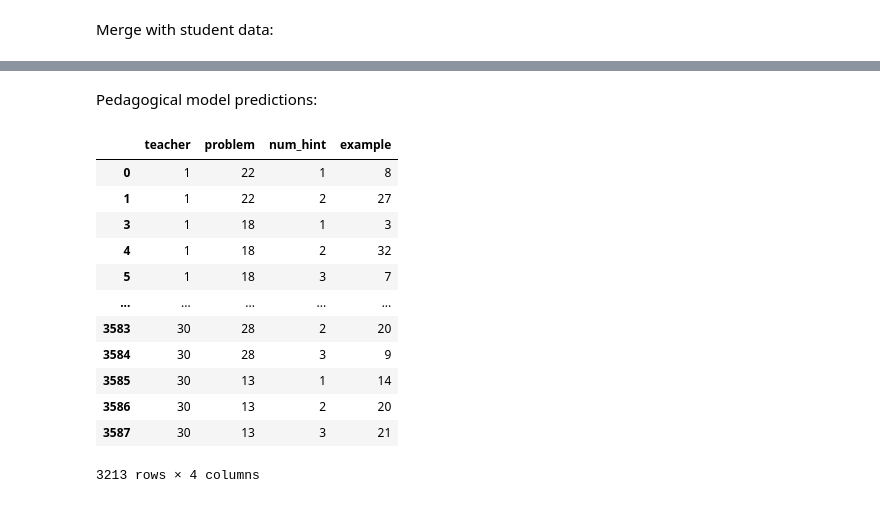
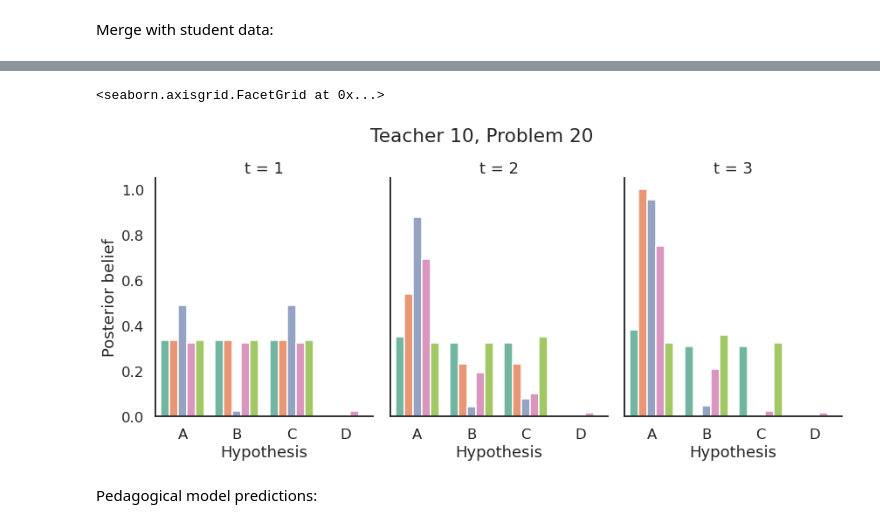
Before and after one commit to nataliavelez/teaching_fmri, a Jupyter notebook: 5_student/4_model_predictions.ipynb, the cells around one changed output, grey strips where cells are left out. Drawn from its saved outputs; the diff is of its cells as text; code cells hidden in the pictures.

```diff
--- a/5_student/4_model_predictions.ipynb
+++ b/5_student/4_model_predictions.ipynb
@@ -36,6 +66,7 @@ Loaded data from 130/140 students
 # %% [markdown]
 Merge with teacher examples:
 # %%
+# Behavioral data
 teacher_examples = (
     teach.human_df
     .copy()
@@ -45,5 +76,7 @@ teacher_examples['dummy'] = 1
 teacher_examples.head()
 
 # replace ex_idx with cumulative index
+teacher_examples['order'] = teacher_examples.order.apply(literal_eval)
 teacher_examples['num_hint'] = teacher_examples.groupby(['teacher', 'problem'])['dummy'].cumsum()
-teacher_examples = teacher_examples[['teacher', 'problem', 'num_hint', 'example']]
+teacher_examples = teacher_examples[['teacher', 'problem', 'order', 'num_hint', 'example']]
+teacher_examples.head()
@@ -63,18 +143,16 @@ student_examples.head()
+# %%
+def plot_bets(prob, teacher):
+    prob_bets = student_bets[(student_bets.problem == prob) & (student_bets.teacher == teacher)]
+
+    g = sns.catplot(data=prob_bets, x='hypothesis', y='bet', col='t', hue='student',
+                    kind='bar', legend=False, palette='Set2', aspect=.8)
+    g.set_axis_labels('Hypothesis', 'Posterior belief')
+    g.fig.suptitle(f'Teacher {teacher}, Problem {prob}', y=1.05)
+    return g
+# %%
+plot_bets(20, 10)
+# %% [output]
+<seaborn.axisgrid.FacetGrid at 0x...>
+[figure, added]
 # %% [markdown]
 Pedagogical model predictions:
-# %%
-model_preds = []
-# %% [output]
-|  | teacher | problem | num_hint | example |
-| 0 | 1 | 22 | 1 | 8 |
-| 1 | 1 | 22 | 2 | 27 |
-| 3 | 1 | 18 | 1 | 3 |
-| 4 | 1 | 18 | 2 | 32 |
-| 5 | 1 | 18 | 3 | 7 |
-| ... | ... | ... | ... | ... |
-| 3583 | 30 | 28 | 2 | 20 |
-| 3584 | 30 | 28 | 3 | 9 |
-| 3585 | 30 | 13 | 1 | 14 |
-| 3586 | 30 | 13 | 2 | 20 |
-| 3587 | 30 | 13 | 3 | 21 |
-3213 rows × 4 columns
```
Also changed, not shown: parts of 31 cells of this notebook, 41 other files.
